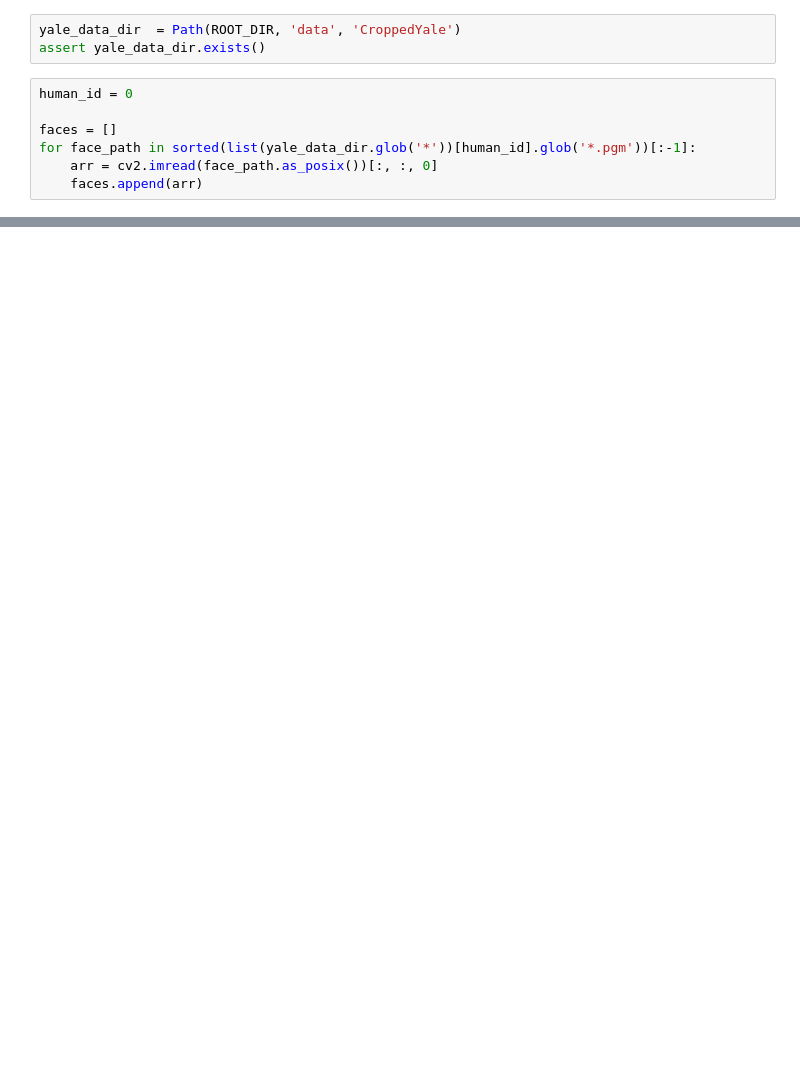
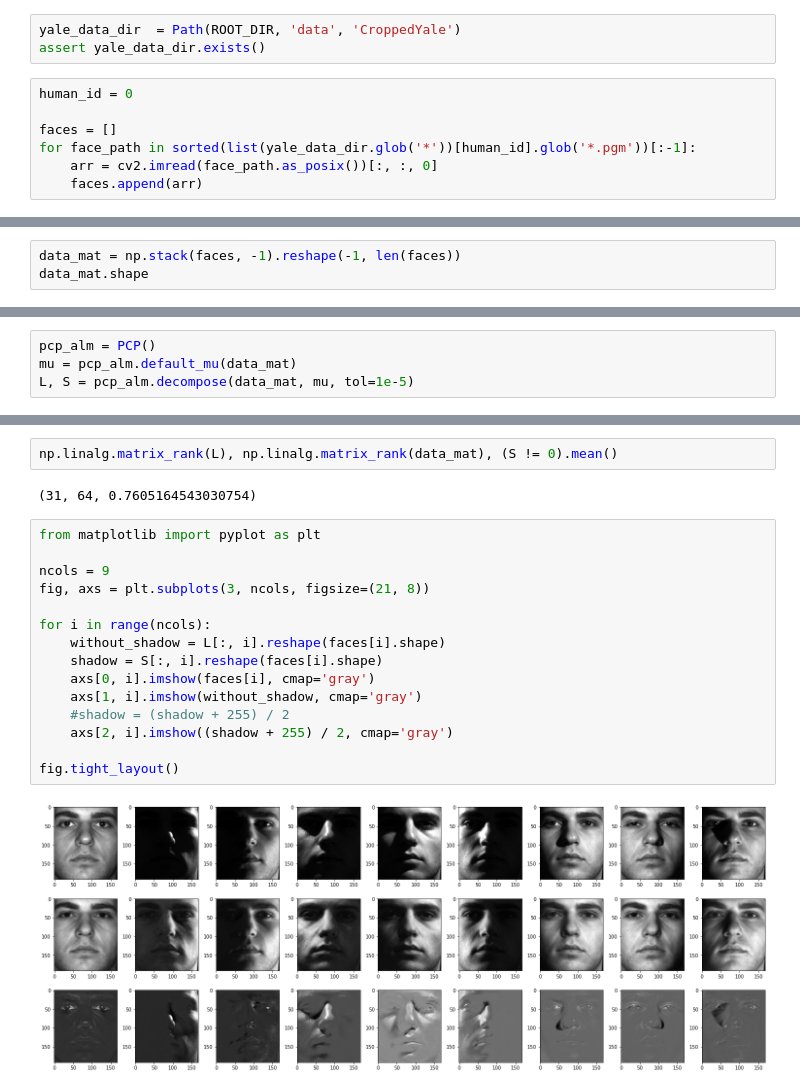
Before and after one commit to sverdoot/robust-pca, a Jupyter notebook: notebooks/demo.ipynb, the cells around one changed output, grey strips where cells are left out. Drawn from its saved outputs; the diff is of its cells as text; blank space fills up the shorter version.

```diff
--- a/notebooks/demo.ipynb
+++ b/notebooks/demo.ipynb
@@ -30,0 +38,3 @@ fig.tight_layout()
+# %%
+data_mat = np.stack(faces, -1).reshape(-1, len(faces))
+data_mat.shape
@@ -30,0 +45,4 @@ fig.tight_layout()
+# %%
+pcp_alm = PCP()
+mu = pcp_alm.default_mu(data_mat)
+L, S = pcp_alm.decompose(data_mat, mu, tol=1e-5)
@@ -30,0 +51,21 @@ fig.tight_layout()
+# %%
+np.linalg.matrix_rank(L), np.linalg.matrix_rank(data_mat), (S != 0).mean()
+# %% [output]
+(31, 64, 0.7605164543030754)
+# %%
+from matplotlib import pyplot as plt
+
+ncols = 9
+fig, axs = plt.subplots(3, ncols, figsize=(21, 8))
+
+for i in range(ncols):
+    without_shadow = L[:, i].reshape(faces[i].shape)
+    shadow = S[:, i].reshape(faces[i].shape)
+    axs[0, i].imshow(faces[i], cmap='gray')
+    axs[1, i].imshow(without_shadow, cmap='gray')
+    #shadow = (shadow + 255) / 2
+    axs[2, i].imshow((shadow + 255) / 2, cmap='gray')
+
+fig.tight_layout()
+# %% [output]
+[figure, added]
```
Also changed, not shown: parts of 12 cells of this notebook, 3 other files.
